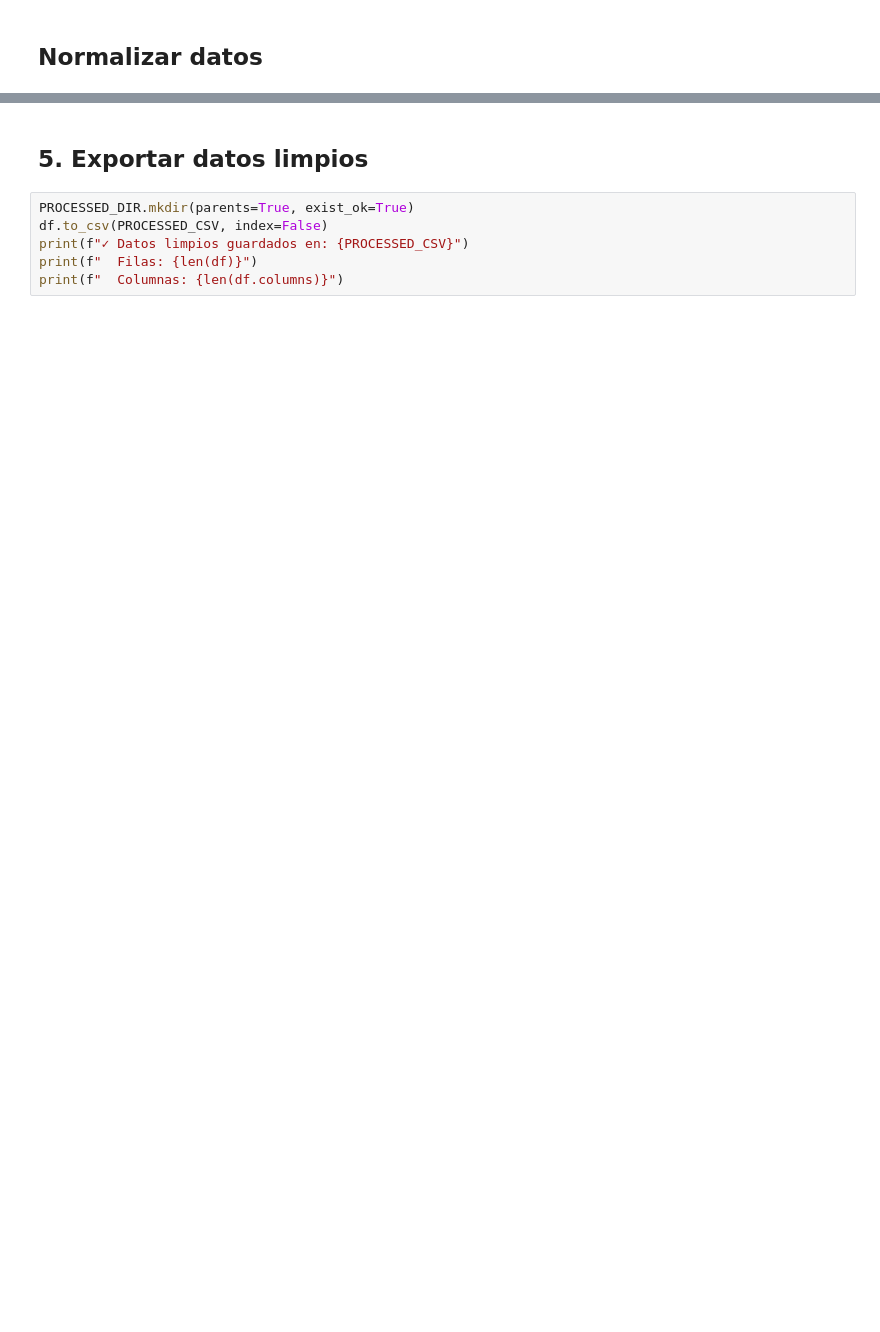
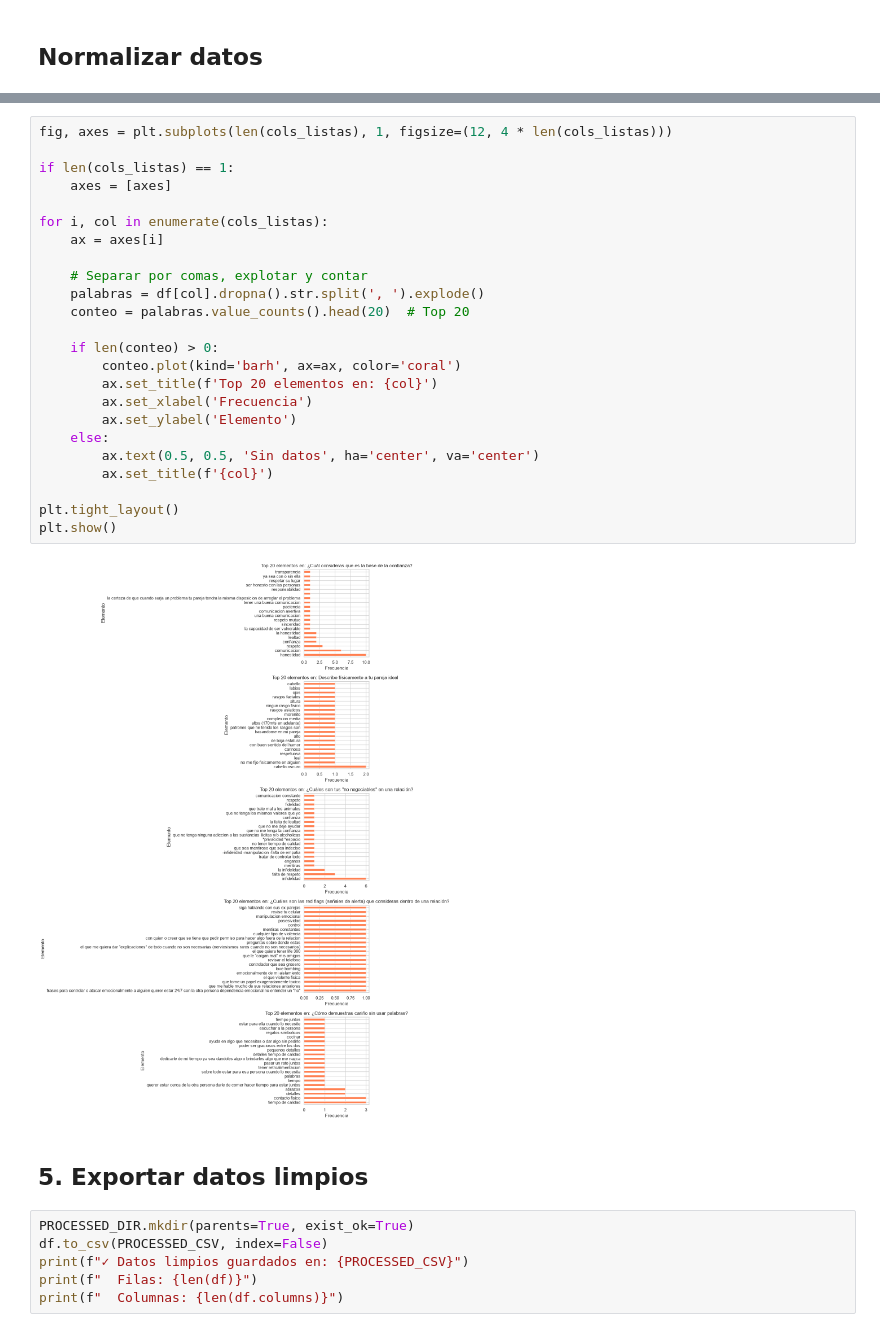
Before and after one commit to Acatlan-SI/LimpiezaData, a Jupyter notebook: notebooks/01_limpieza_datos.ipynb, the cells around one changed output, grey strips where cells are left out. Drawn from its saved outputs; the diff is of its cells as text; blank space fills up the shorter version.

```diff
--- a/notebooks/01_limpieza_datos.ipynb
+++ b/notebooks/01_limpieza_datos.ipynb
@@ -204,3 +373,29 @@ display(df.head(10))
+# %%
+fig, axes = plt.subplots(len(cols_listas), 1, figsize=(12, 4 * len(cols_listas)))
+
+if len(cols_listas) == 1:
+    axes = [axes]
+
+for i, col in enumerate(cols_listas):
+    ax = axes[i]
+
+    # Separar por comas, explotar y contar
+    palabras = df[col].dropna().str.split(', ').explode()
+    conteo = palabras.value_counts().head(20)  # Top 20
+
+    if len(conteo) > 0:
+        conteo.plot(kind='barh', ax=ax, color='coral')
+        ax.set_title(f'Top 20 elementos en: {col}')
+        ax.set_xlabel('Frecuencia')
+        ax.set_ylabel('Elemento')
+    else:
+        ax.text(0.5, 0.5, 'Sin datos', ha='center', va='center')
+        ax.set_title(f'{col}')
+
+plt.tight_layout()
+plt.show()
+# %% [output]
+[figure, added]
 # %% [markdown]
 ## 5. Exportar datos limpios
 # %%
```
Also changed, not shown: parts of 10 cells of this notebook.
